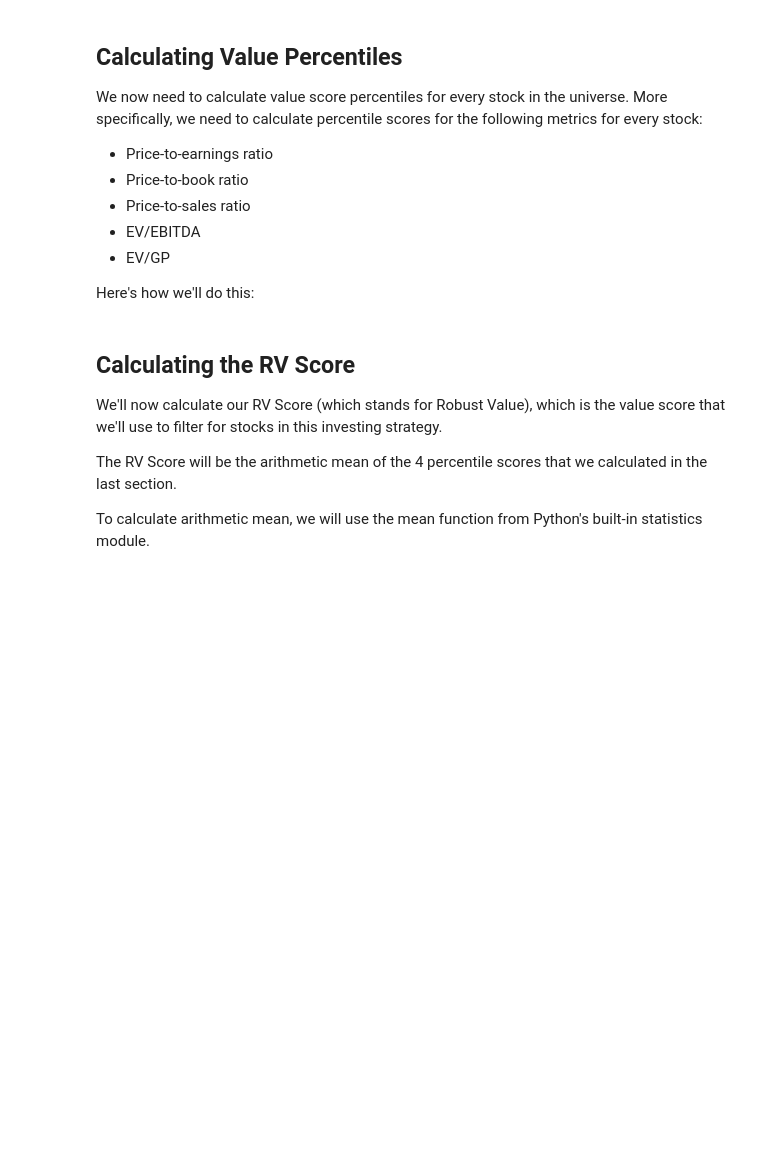
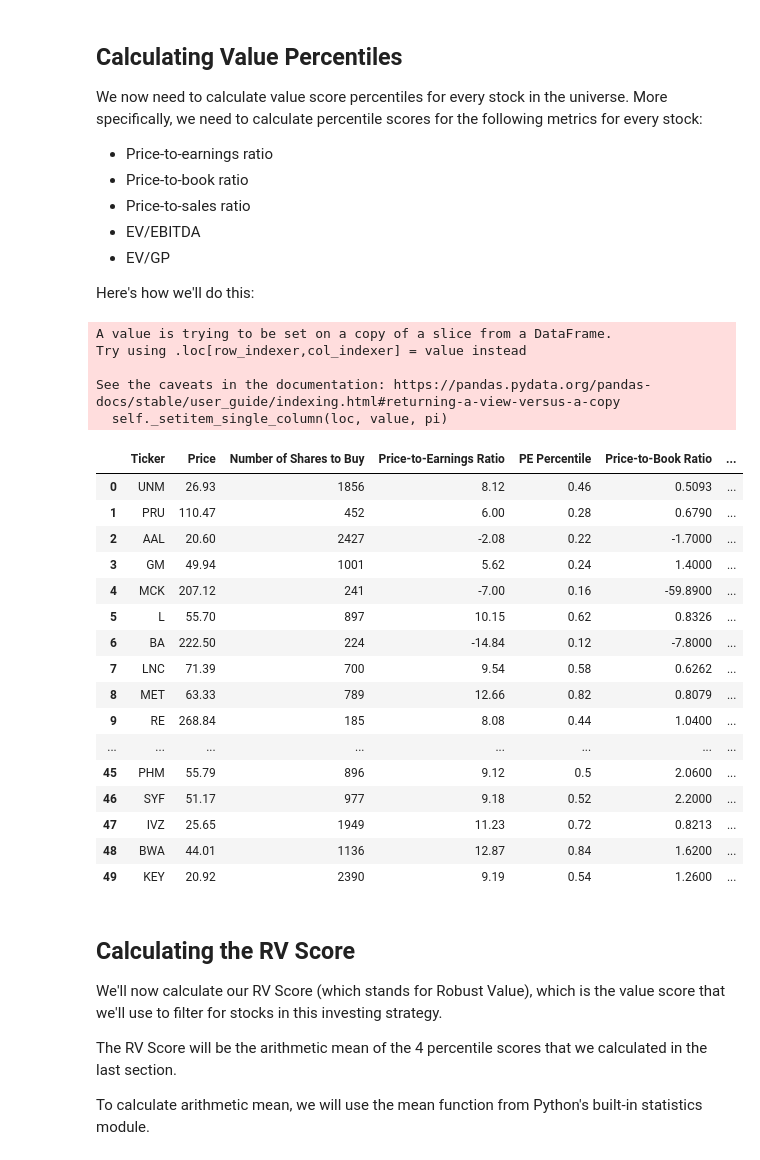
Before and after one commit to phatblat/algorithmic-trading-python, a Jupyter notebook: starter_files/003_quantitative_value_strategy.ipynb, the cells around one changed output. Drawn from its saved outputs; the diff is of its cells as text; code cells hidden in the pictures; blank space fills up the shorter version.

```diff
--- a/starter_files/003_quantitative_value_strategy.ipynb
+++ b/starter_files/003_quantitative_value_strategy.ipynb
@@ -216,3 +216,8 @@ Investors typically use a `composite` basket of valuation metrics to build robus
 * Enterprise Value divided by Gross Profit (EV/GP)
 
 Some of these metrics aren't provided directly by the IEX Cloud API, and must be computed after pulling raw data. We'll start by calculating each data point from scratch.
+# %%
+symbol = 'AAPL'
+api_url = f'{base_url}/stock/market/batch?symbols={symbol}&types=quote,advanced-stats&token={IEX_CLOUD_API_TOKEN}'
+data = requests.get(api_url).json()
+print(data)
@@ -219,2 +245,21 @@ Some of these metrics aren't provided directly by the IEX Cloud API, and must be
 # %% [markdown]
 Let's move on to building our DataFrame. You'll notice that I use the abbreviation `rv` often. It stands for `robust value`, which is what we'll call this sophisticated strategy moving forward.
+# %%
+rv_columns = [
+    'Ticker',
+    'Price',
+    'Number of Shares to Buy',
+    'Price-to-Earnings Ratio',
+    'PE Percentile',
+    'Price-to-Book Ratio',
+    'PB Percentile',
+    'Price-to-Sales Ratio',
+    'PS Percentile',
+    'EV/EBITDA',
+    'EV/EBITDA Percentile',
+    'EV/GP',
+    'EV/GP Percentile',
+    'RV Score',
+]
+
+pd.DataFrame(columns = rv_columns)
@@ -235,5 +378,9 @@ There are two main approaches:
 In this tutorial, we will replace missing data with the average non-`NaN` data point from that column.
 
 Here is the code to do this:
+# %%
+columns = ['Price-to-Earnings Ratio', 'Price-to-Book Ratio', 'Price-to-Sales Ratio', 'EV/EBITDA', 'EV/GP']
+for column in columns:
+    rv_dataframe[column].fillna(rv_dataframe[column].mean(), inplace=True)
 # %% [markdown]
 Now, if we run the statement from earlier to print rows that contain missing data, nothing should be returned:
@@ -249,6 +400,45 @@ We now need to calculate value score percentiles for every stock in the universe
 * EV/GP
 
 Here's how we'll do this:
+# %%
+from scipy.stats import percentileofscore as score
+
+metrics = {
+    'Price-to-Earnings Ratio': 'PE Percentile',
+    'Price-to-Book Ratio': 'PB Percentile',
+    'Price-to-Sales Ratio': 'PS Percentile',
+    'EV/EBITDA': 'EV/EBITDA Percentile',
+    'EV/GP': 'EV/GP Percentile',
+}
+
+for metric in metrics.keys():
+    for row in rv_dataframe.index:
+        rv_dataframe.loc[row, metrics[metric]] = score(rv_dataframe[metric], rv_dataframe.loc[row, metric]) / 100
+
+rv_dataframe
+# %% [output]
+A value is trying to be set on a copy of a slice from a DataFrame.
+Try using .loc[row_indexer,col_indexer] = value instead
+
+See the caveats in the documentation: https://pandas.pydata.org/pandas-docs/stable/user_guide/indexing.html#returning-a-view-versus-a-copy
+  self._setitem_single_column(loc, value, pi)
+|  | Ticker | Price | Number of Shares to Buy | Price-to-Earnings Ratio | PE Percentile | Price-to-Book Ratio | ... |
+| 0 | UNM | 26.93 | 1856 | 8.12 | 0.46 | 0.5093 | ... |
+| 1 | PRU | 110.47 | 452 | 6.00 | 0.28 | 0.6790 | ... |
+| 2 | AAL | 20.60 | 2427 | -2.08 | 0.22 | -1.7000 | ... |
+| 3 | GM | 49.94 | 1001 | 5.62 | 0.24 | 1.4000 | ... |
+| 4 | MCK | 207.12 | 241 | -7.00 | 0.16 | -59.8900 | ... |
+| 5 | L | 55.70 | 897 | 10.15 | 0.62 | 0.8326 | ... |
+| 6 | BA | 222.50 | 224 | -14.84 | 0.12 | -7.8000 | ... |
+| 7 | LNC | 71.39 | 700 | 9.54 | 0.58 | 0.6262 | ... |
+| 8 | MET | 63.33 | 789 | 12.66 | 0.82 | 0.8079 | ... |
+| 9 | RE | 268.84 | 185 | 8.08 | 0.44 | 1.0400 | ... |
+| ... | ... | ... | ... | ... | ... | ... | ... |
+| 45 | PHM | 55.79 | 896 | 9.12 | 0.5 | 2.0600 | ... |
+| 46 | SYF | 51.17 | 977 | 9.18 | 0.52 | 2.2000 | ... |
+| 47 | IVZ | 25.65 | 1949 | 11.23 | 0.72 | 0.8213 | ... |
+| 48 | BWA | 44.01 | 1136 | 12.87 | 0.84 | 1.6200 | ... |
+| 49 | KEY | 20.92 | 2390 | 9.19 | 0.54 | 1.2600 | ... |
 # %% [markdown]
 ## Calculating the RV Score
 We'll now calculate our RV Score (which stands for Robust Value), which is the value score that we'll use to filter for stocks in this investing strategy.
```
Also changed, not shown: parts of 21 cells of this notebook, 1 other file.
